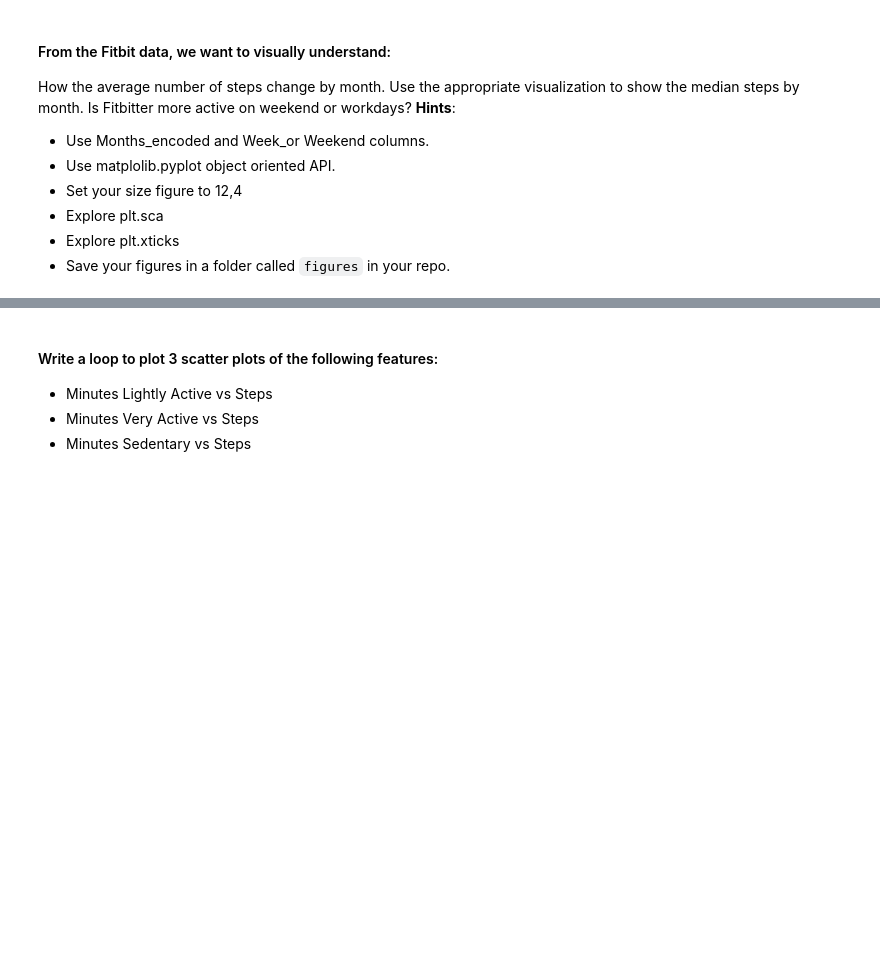
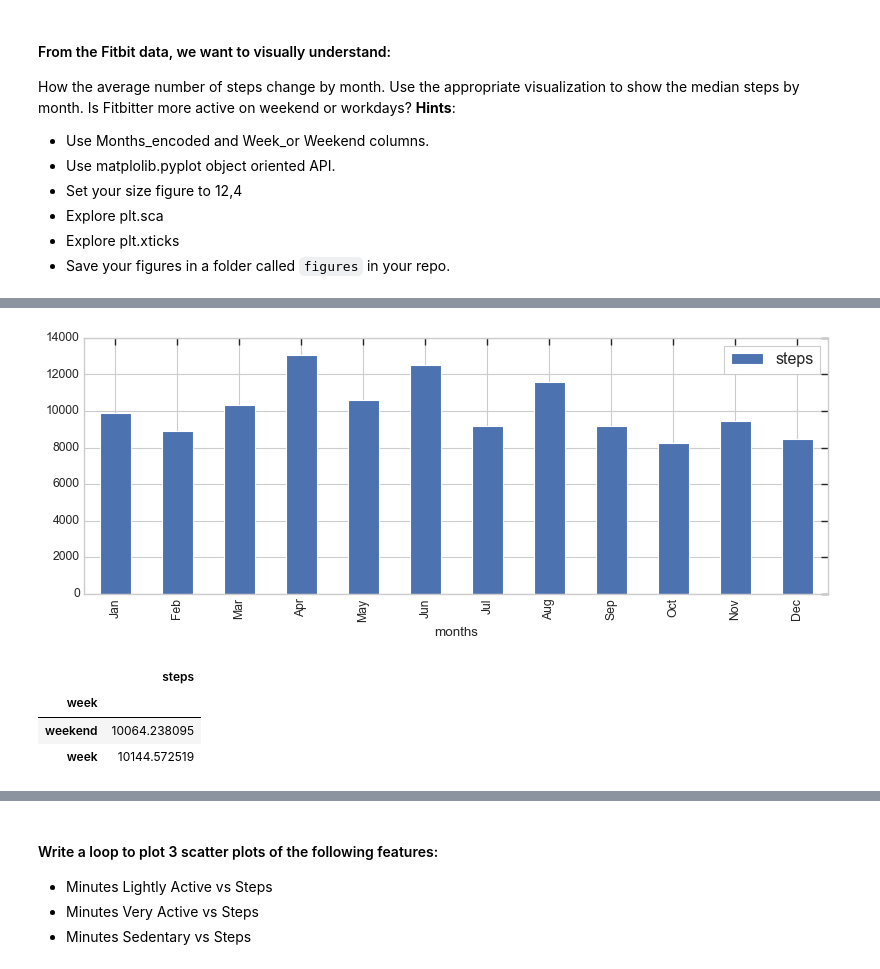
Before and after one commit to Ironhack-Data-Madrid-Enero-2022/lab-matplotlib-seaborn, a Jupyter notebook: your-code/main.ipynb, the cells around one changed output, grey strips where cells are left out. Drawn from its saved outputs; the diff is of its cells as text; code cells hidden in the pictures; blank space fills up the shorter version.

```diff
--- a/your-code/main.ipynb
+++ b/your-code/main.ipynb
@@ -61,0 +169,4 @@ memory usage: 68.9+ KB
+# %%
+newcols = [columna.replace(" ", "_").lower() for columna in ft.columns] #Sustituyo directamente el nombre de las columnas, machacando el atributo de intancia.
+# %%
+ft.columns = newcols
@@ -102,2 +190,0 @@ df_renombrado = ft.rename(columns=newcol)
-# %%
-ft.rename(columns=newcol, inplace=True)
@@ -125,0 +202,33 @@ memory usage: 192.0 bytes
+# %%
+# AVERAGE STEPS BY MONTH_ENCODED
+# your code here
+plot1 = ft['steps'].groupby(ft['months_encoded']).mean()
+plot_c = plot1.copy()
+plot_m = pd.DataFrame(plot_c)
+plot_m['months'] = ['Jan', 'Feb', 'Mar', 'Apr', 'May', 'Jun', 'Jul', 'Aug', 'Sep', 'Oct', 'Nov','Dec']
+plot_f = plot_m.set_index('months')
+# %%
+plot_f.plot(kind='bar')
+mpl.rcParams['figure.figsize'] = [12.0, 4.0]
+mpl.rcParams['figure.dpi'] = 80
+mpl.rcParams['savefig.dpi'] = 1000
+mpl.rcParams['font.size'] = 12
+mpl.rcParams['legend.fontsize'] = 'large'
+mpl.rcParams['figure.titlesize'] = 'medium'
+# %% [output]
+[figure, added]
+# %%
+# AVERAGE STEPS BY WORK_OR_WEEKEND
+# your code here
+
+plot2 = ft['steps'].groupby(ft['work_or_weekend']).mean()
+plot_w = plot2.copy()
+plot_work = pd.DataFrame(plot_w)
+plot_work['week'] = ['weekend','week']
+plot_final = plot_work.set_index('week')
+plot_final
+# %% [output]
+|  | steps |
+| week |  |
+| weekend | 10064.238095 |
+| week | 10144.572519 |
```
Also changed, not shown: parts of 67 cells of this notebook.
